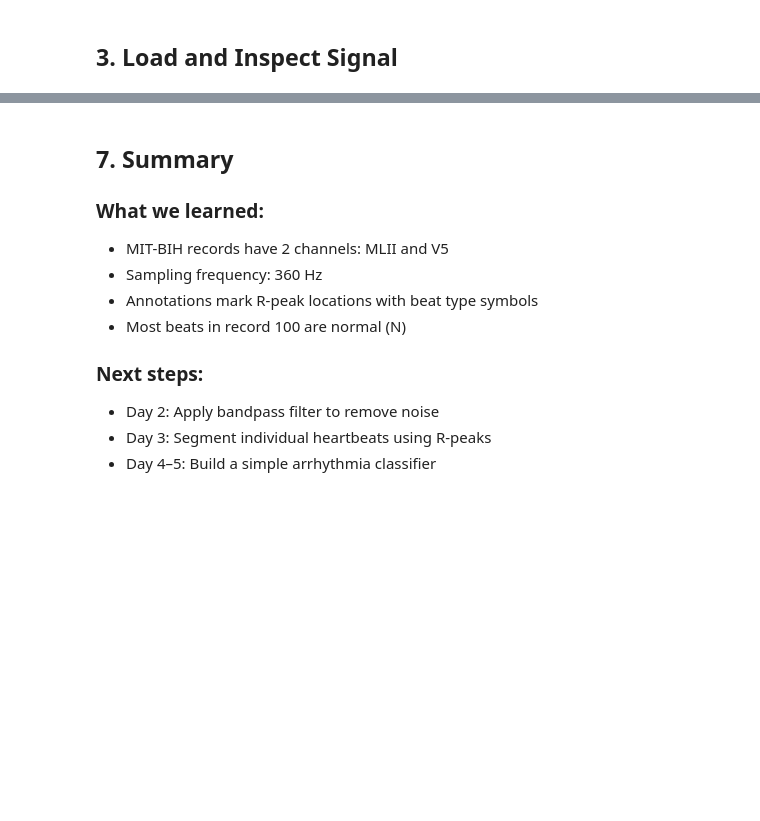
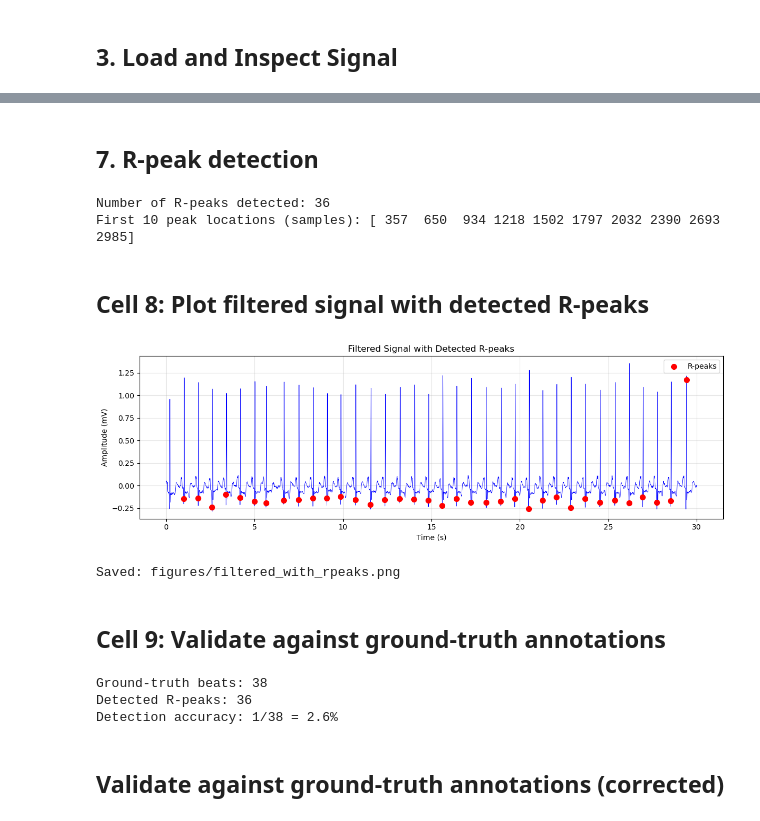
Before and after one commit to arapkirui513-hub/ecg-arrhythmia-detector, a Jupyter notebook: notebooks/01_ecg_explore.ipynb, the cells around one changed output, grey strips where cells are left out. Drawn from its saved outputs; the diff is of its cells as text; code cells hidden in the pictures; blank space fills up the shorter version.

```diff
--- a/notebooks/01_ecg_explore.ipynb
+++ b/notebooks/01_ecg_explore.ipynb
@@ -85,35 +96,42 @@ plt.show()
+# %% [markdown]
+## 7. R-peak detection
+# %%
+peaks = wfdb.processing.gqrs_detect(filtered_signal, fs=fs)
+print(f"Number of R-peaks detected: {len(peaks)}")
+print(f"First 10 peak locations (samples): {peaks[:10]}")
+# %% [output]
+Number of R-peaks detected: 36
+First 10 peak locations (samples): [ 357  650  934 1218 1502 1797 2032 2390 2693 2985]
+# %% [markdown]
+## Cell 8: Plot filtered signal with detected R-peaks
 # %%
-# Replot and save
 fig, ax = plt.subplots(figsize=(12, 4))
-ax.plot(time, record.p_signal[:, 0], label='MLII', color='blue', linewidth=0.5)
-
-if normal_idx:
-    ax.scatter([s/record.fs for s in normal_idx],
-               record.p_signal[normal_idx, 0],
-               color='green', s=20, zorder=5, label='N (normal)')
-if other_idx:
-    ax.scatter([s/record.fs for s in other_idx],
-               record.p_signal[other_idx, 0],
-               color='red', s=40, zorder=5, label='Other')
-
+ax.plot(time, filtered_signal, color='blue', linewidth=0.5)
+ax.scatter(peaks/fs, filtered_signal[peaks], color='red', s=50, zorder=5, label='R-peaks')
 ax.set_xlabel('Time (s)')
 ax.set_ylabel('Amplitude (mV)')
-ax.set_title('MIT-BIH Record 100 — First 10 seconds (MLII) with Beat Annotations')
-ax.legend(loc='upper right')
+ax.set_title('Filtered Signal with Detected R-peaks')
+ax.legend()
 ax.grid(True, alpha=0.3)
 plt.tight_layout()
-plt.savefig('figures/record100_raw_annotated.png', dpi=150)
-print("Saved: figures/record100_raw_annotated.png")
+plt.savefig('figures/filtered_with_rpeaks.png', dpi=150)
+plt.show()
+print("Saved: figures/filtered_with_rpeaks.png")
+# %% [output]
+[figure, added]
+Saved: figures/filtered_with_rpeaks.png
-# %% [markdown]
-## 7. Summary
-
-### What we learned:
-- MIT-BIH records have 2 channels: MLII and V5
-- Sampling frequency: 360 Hz
-- Annotations mark R-peak locations with beat type symbols
-- Most beats in record 100 are normal (N)
-
-### Next steps:
-- Day 2: Apply bandpass filter to remove noise
-- Day 3: Segment individual heartbeats using R-peaks
-- Day 4–5: Build a simple arrhythmia classifier
+# %% [markdown]
+## Cell 9: Validate against ground-truth annotations
+# %%
+tolerance = 10  # samples (~28ms at 360 Hz)
+gt_peaks = annotation.sample[(annotation.sample > 0) & (annotation.sample < 10800)]
+matched = sum(any(abs(gt - p) <= tolerance for p in peaks) for gt in gt_peaks)
+print(f"Ground-truth beats: {len(gt_peaks)}")
+print(f"Detected R-peaks: {len(peaks)}")
+print(f"Detection accuracy: {matched}/{len(gt_peaks)} = {matched/len(gt_peaks)*100:.1f}%")
+# %% [output]
+Ground-truth beats: 38
+Detected R-peaks: 36
+Detection accuracy: 1/38 = 2.6%
+# %% [markdown]
+## Validate against ground-truth annotations (corrected)
```
Also changed, not shown: parts of 30 cells of this notebook, 7 other files.
